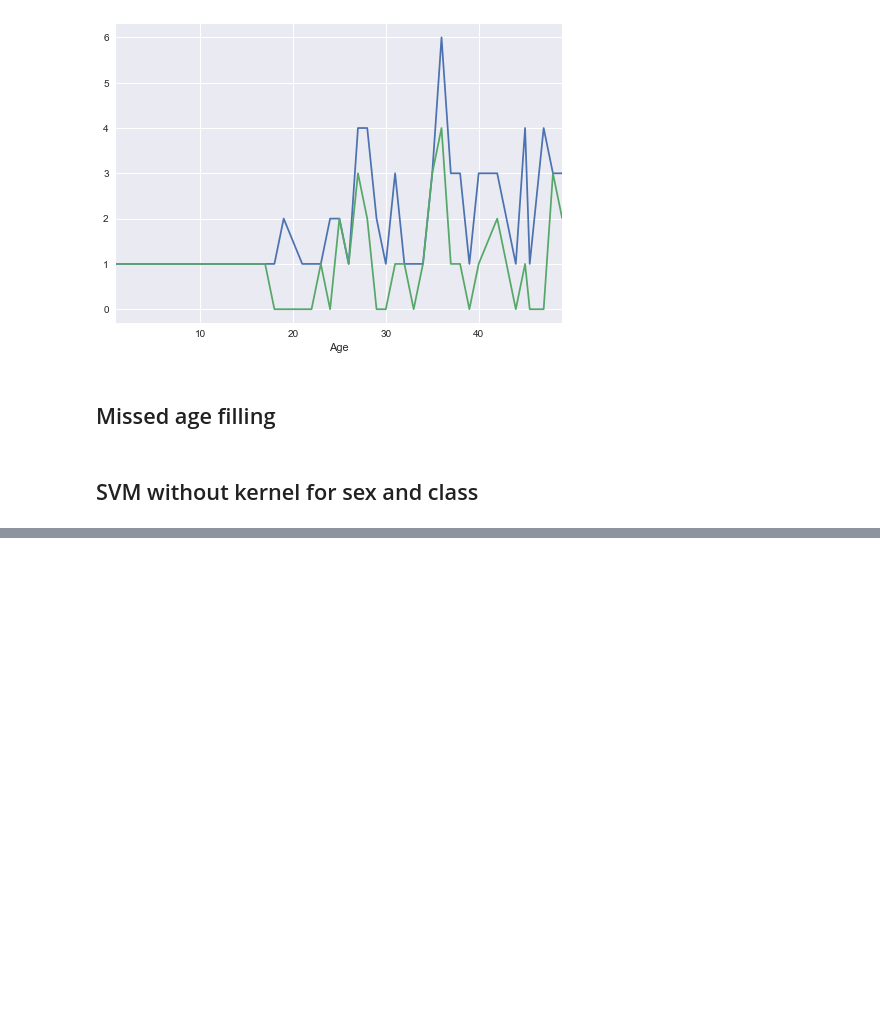
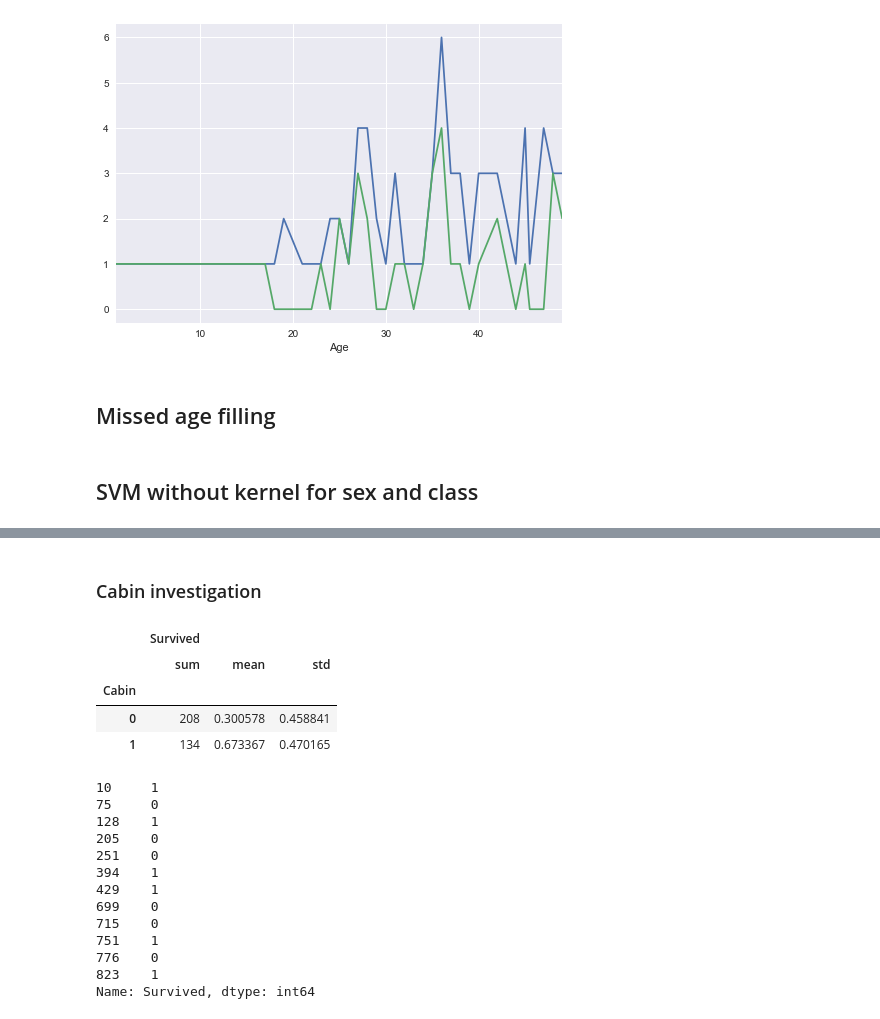
Before and after one commit to oddcard2/education, a Jupyter notebook: kaggle/Titanic/Titanic.ipynb, the cells around one changed output, grey strips where cells are left out. Saved outputs shown, nothing was run; the diff lists cells and outputs as text; code cells hidden in the pictures; blank space fills up the shorter version.

```diff
--- a/kaggle/Titanic/Titanic.ipynb
+++ b/kaggle/Titanic/Titanic.ipynb
@@ -210,0 +586,38 @@ print(submission1)
+# %% [markdown]
+### Cabin investigation
+# %%
+cabin_prefix = {'A':1, 'B':2, 'C': 3, 'D': 4, 'E': 5, 'F': 6}
+#print(ds[(ds.Cabin.notnull()) & (ds.Cabin.str.startswith('G'))])
+#prefixes = ds.Cabin.map(lambda x: str(x)[0] if x else '').unique()
+#print(prefixes)
+
+#1. All classes
+#cabin_indexes = ds.Cabin.map(lambda x: cabin_prefix[str(x)[0]] if x and str(x)[0] in cabin_prefix else 0)
+#2 2 classes - with/without cabin
+cabins_df = ds #class3_df
+
+cabin_indexes = cabins_df.Cabin.map(lambda x: 1 if x and str(x)[0] in cabin_prefix else 0)
+surv_cabins = pd.DataFrame([cabins_df.Survived, cabin_indexes]).transpose()
+#display(surv_cabins)
+display(surv_cabins.groupby('Cabin').agg([np.sum, np.mean, np.std]))
+
+print(cabins_df[(cabins_df.Cabin.notnull()) & (cabins_df.Pclass == 3)].Survived)
+# %% [output]
+|  | Survived |  |  |
+|  | sum | mean | std |
+| Cabin |  |  |  |
+| 0 | 208 | 0.300578 | 0.458841 |
+| 1 | 134 | 0.673367 | 0.470165 |
+10     1
+75     0
+128    1
+205    0
+251    0
+394    1
+429    1
+699    0
+715    0
+751    1
+776    0
+823    1
+Name: Survived, dtype: int64
```
Also changed, not shown: parts of 32 cells of this notebook, 1 other file.
